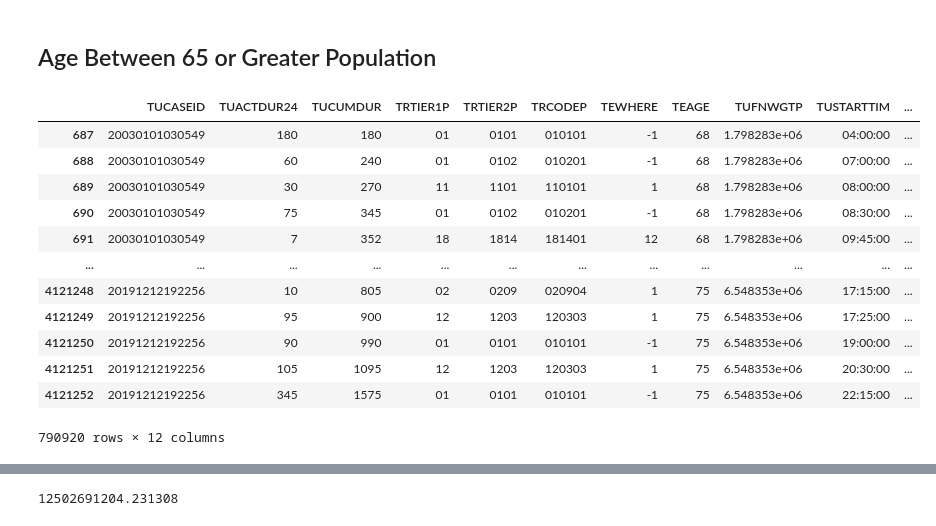
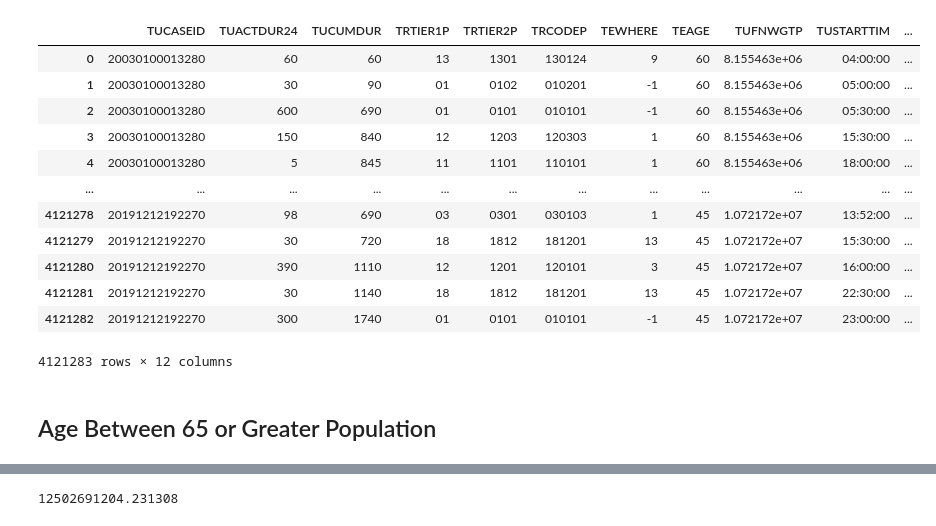
Before and after one commit to SinounPhoung/ATUS, a Jupyter notebook: 2003-2019 ATUS - Age 65 or Greater .ipynb, the cells around one changed output, grey strips where cells are left out. Saved outputs shown, nothing was run; the diff lists cells and outputs as text; code cells hidden in the pictures.

```diff
--- a/2003-2019 ATUS - Age 65 or Greater .ipynb
+++ b/2003-2019 ATUS - Age 65 or Greater .ipynb
@@ -22,30 +37,23 @@ multi_resp = pd.read_csv("ATUS DATA 03-19/atus_resp_0319.dat")
 # %%
 multi_merged1 = pd.merge(multi_act, multi_resp, on="TUCASEID")
 multi_merged = pd.merge(multi_merged1, multi_rost, on="TUCASEID")
 #multi_merged = pd.merge(multi_resp, multi_rost, on="TUCASEID")
 multi_merged = multi_merged.filter(["TUCASEID","TUACTDUR24","TUCUMDUR","TRTIER1P","TRTIER2P","TRCODEP",
                                     "TEWHERE","TEAGE", "TUFNWGTP","TUSTARTTIM","TUSTOPTIME", "TUYEAR"])
-#multi_merged.head(20)
+multi_merged
+# %% [output]
+|  | TUCASEID | TUACTDUR24 | TUCUMDUR | TRTIER1P | TRTIER2P | TRCODEP | TEWHERE | TEAGE | TUFNWGTP | TUSTARTTIM | ... |
+| 0 | 20030100013280 | 60 | 60 | 13 | 1301 | 130124 | 9 | 60 | 8.155463e+06 | 04:00:00 | ... |
+| 1 | 20030100013280 | 30 | 90 | 01 | 0102 | 010201 | -1 | 60 | 8.155463e+06 | 05:00:00 | ... |
+| 2 | 20030100013280 | 600 | 690 | 01 | 0101 | 010101 | -1 | 60 | 8.155463e+06 | 05:30:00 | ... |
+| 3 | 20030100013280 | 150 | 840 | 12 | 1203 | 120303 | 1 | 60 | 8.155463e+06 | 15:30:00 | ... |
+| 4 | 20030100013280 | 5 | 845 | 11 | 1101 | 110101 | 1 | 60 | 8.155463e+06 | 18:00:00 | ... |
+| ... | ... | ... | ... | ... | ... | ... | ... | ... | ... | ... | ... |
+| 4121278 | 20191212192270 | 98 | 690 | 03 | 0301 | 030103 | 1 | 45 | 1.072172e+07 | 13:52:00 | ... |
+| 4121279 | 20191212192270 | 30 | 720 | 18 | 1812 | 181201 | 13 | 45 | 1.072172e+07 | 15:30:00 | ... |
+| 4121280 | 20191212192270 | 390 | 1110 | 12 | 1201 | 120101 | 3 | 45 | 1.072172e+07 | 16:00:00 | ... |
+| 4121281 | 20191212192270 | 30 | 1140 | 18 | 1812 | 181201 | 13 | 45 | 1.072172e+07 | 22:30:00 | ... |
+| 4121282 | 20191212192270 | 300 | 1740 | 01 | 0101 | 010101 | -1 | 45 | 1.072172e+07 | 23:00:00 | ... |
+4121283 rows × 12 columns
 # %% [markdown]
 ## Age Between 65 or Greater  Population
-# %%
-#p65_greater_codes = [3,4] # 3= Age Between 65 or Greater  - on layoff, 3 = Age Between 65 or Greater  - looking
-#multi_merged_p65_greater = multi_merged[multi_merged["TELFS"].isin(p65_greater_codes)]
-#multi_merged_p65_greater["TELFS"].unique()
-
-multi_merged_p65_greater = multi_merged[(multi_merged["TEAGE"] >= 65)]
-multi_merged_p65_greater
-# %% [output]
-|  | TUCASEID | TUACTDUR24 | TUCUMDUR | TRTIER1P | TRTIER2P | TRCODEP | TEWHERE | TEAGE | TUFNWGTP | TUSTARTTIM | ... |
-| 687 | 20030101030549 | 180 | 180 | 01 | 0101 | 010101 | -1 | 68 | 1.798283e+06 | 04:00:00 | ... |
-| 688 | 20030101030549 | 60 | 240 | 01 | 0102 | 010201 | -1 | 68 | 1.798283e+06 | 07:00:00 | ... |
-| 689 | 20030101030549 | 30 | 270 | 11 | 1101 | 110101 | 1 | 68 | 1.798283e+06 | 08:00:00 | ... |
-| 690 | 20030101030549 | 75 | 345 | 01 | 0102 | 010201 | -1 | 68 | 1.798283e+06 | 08:30:00 | ... |
-| 691 | 20030101030549 | 7 | 352 | 18 | 1814 | 181401 | 12 | 68 | 1.798283e+06 | 09:45:00 | ... |
-| ... | ... | ... | ... | ... | ... | ... | ... | ... | ... | ... | ... |
-| 4121248 | 20191212192256 | 10 | 805 | 02 | 0209 | 020904 | 1 | 75 | 6.548353e+06 | 17:15:00 | ... |
-| 4121249 | 20191212192256 | 95 | 900 | 12 | 1203 | 120303 | 1 | 75 | 6.548353e+06 | 17:25:00 | ... |
-| 4121250 | 20191212192256 | 90 | 990 | 01 | 0101 | 010101 | -1 | 75 | 6.548353e+06 | 19:00:00 | ... |
-| 4121251 | 20191212192256 | 105 | 1095 | 12 | 1203 | 120303 | 1 | 75 | 6.548353e+06 | 20:30:00 | ... |
-| 4121252 | 20191212192256 | 345 | 1575 | 01 | 0101 | 010101 | -1 | 75 | 6.548353e+06 | 22:15:00 | ... |
-790920 rows × 12 columns
```
Also changed, not shown: parts of 3 cells of this notebook.
